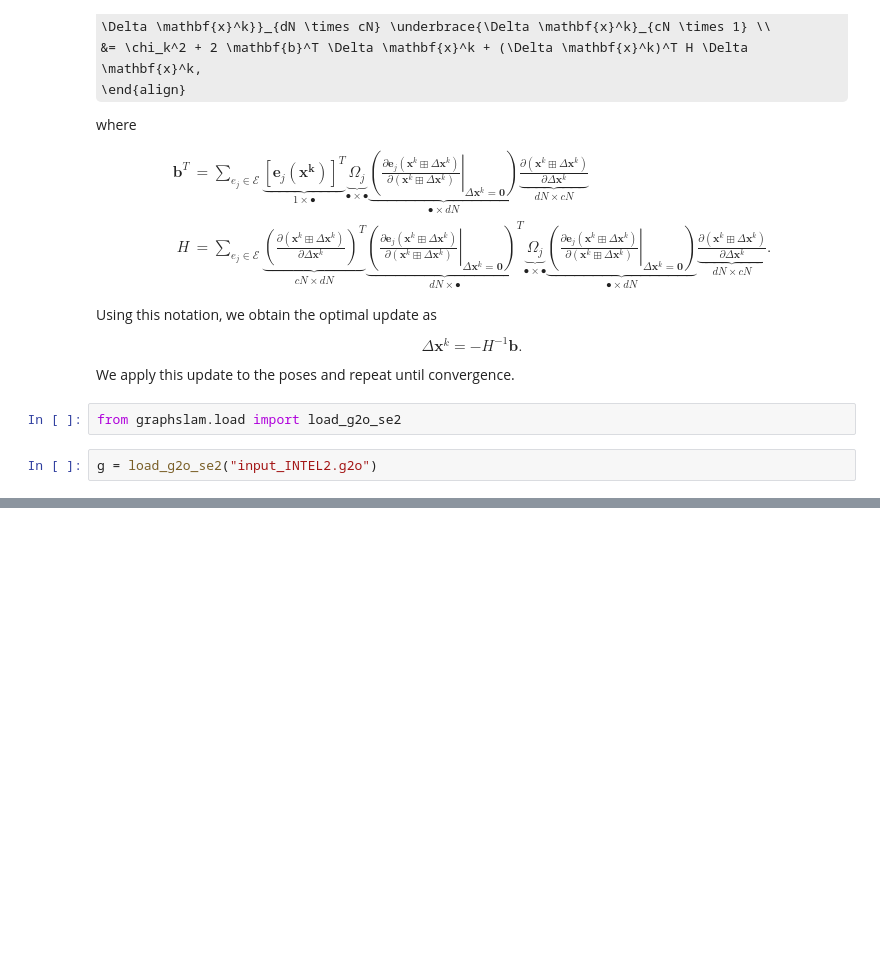
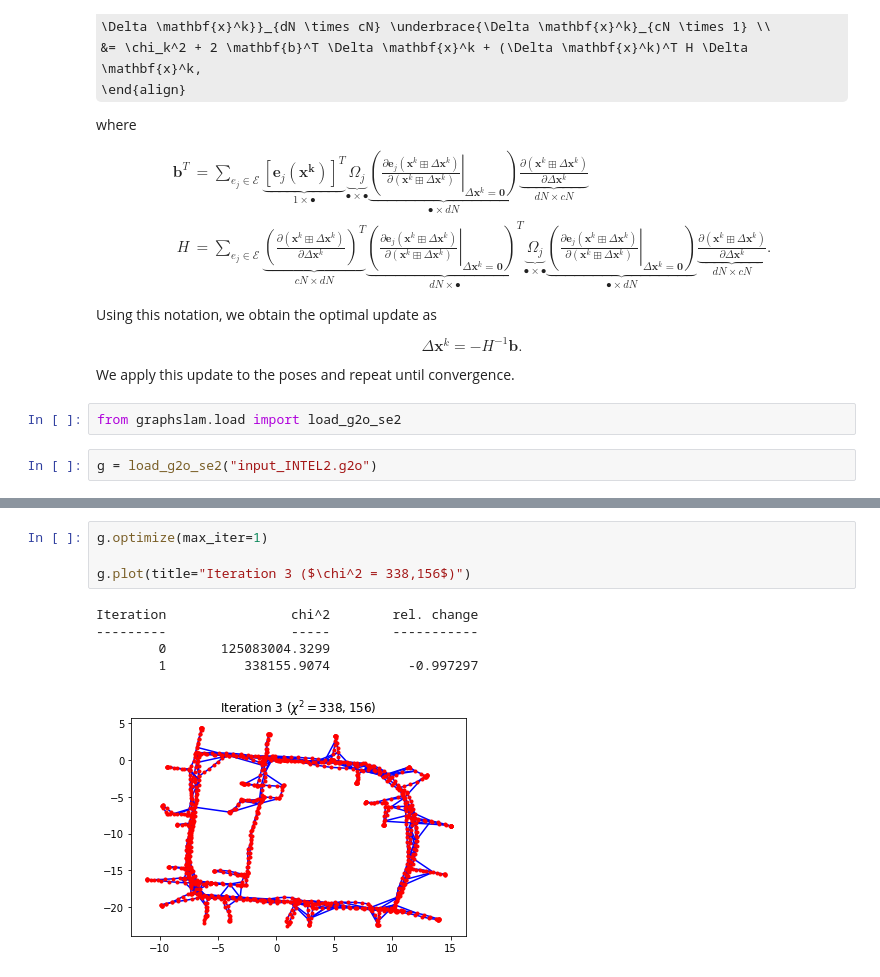
Before and after one commit to JeffLIrion/PythonRobotics, a Jupyter notebook: SLAM/GraphBasedSLAM/graphSLAM_formulation.ipynb, the cells around one changed output, grey strips where cells are left out. Saved outputs shown, nothing was run; the diff lists cells and outputs as text; some formulas as TeX source; blank space fills up the shorter version.

```diff
--- a/SLAM/GraphBasedSLAM/graphSLAM_formulation.ipynb
+++ b/SLAM/GraphBasedSLAM/graphSLAM_formulation.ipynb
@@ -135,0 +164,10 @@ g = load_g2o_se2("input_INTEL2.g2o")
+# %%
+g.optimize(max_iter=1)
+
+g.plot(title="Iteration 3 ($\chi^2 = 338,156$)")
+# %% [output]
+Iteration                chi^2        rel. change
+---------                -----        -----------
+        0       125083004.3299
+        1          338155.9074          -0.997297
+[figure, added]
```
Also changed, not shown: parts of 13 cells of this notebook.
